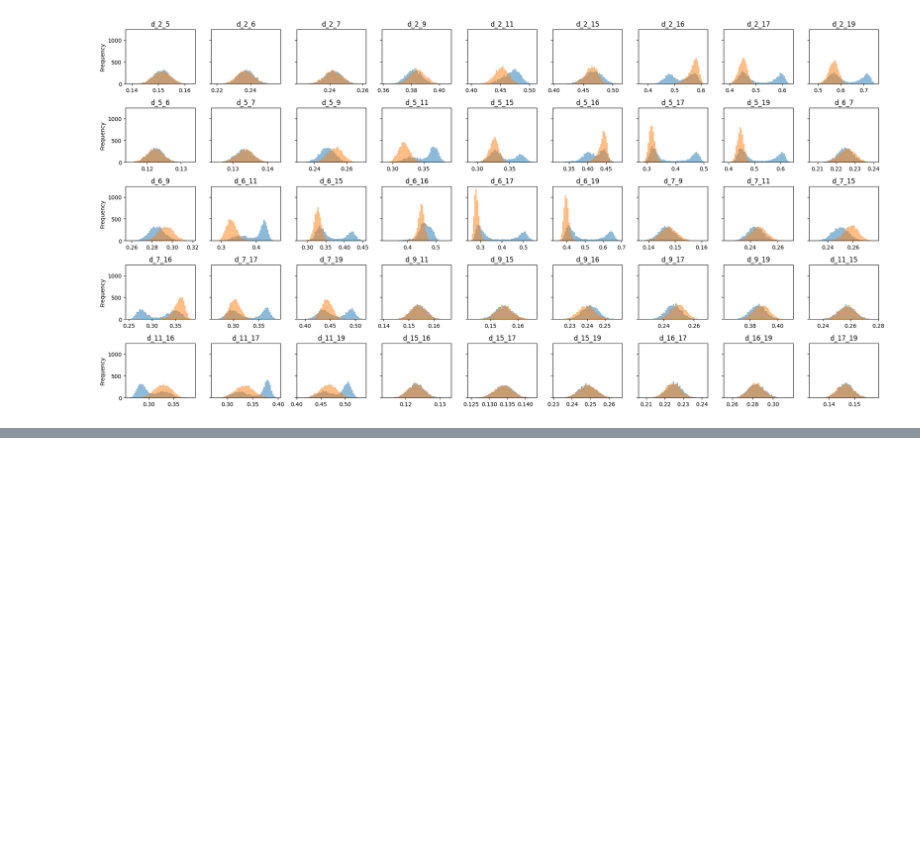
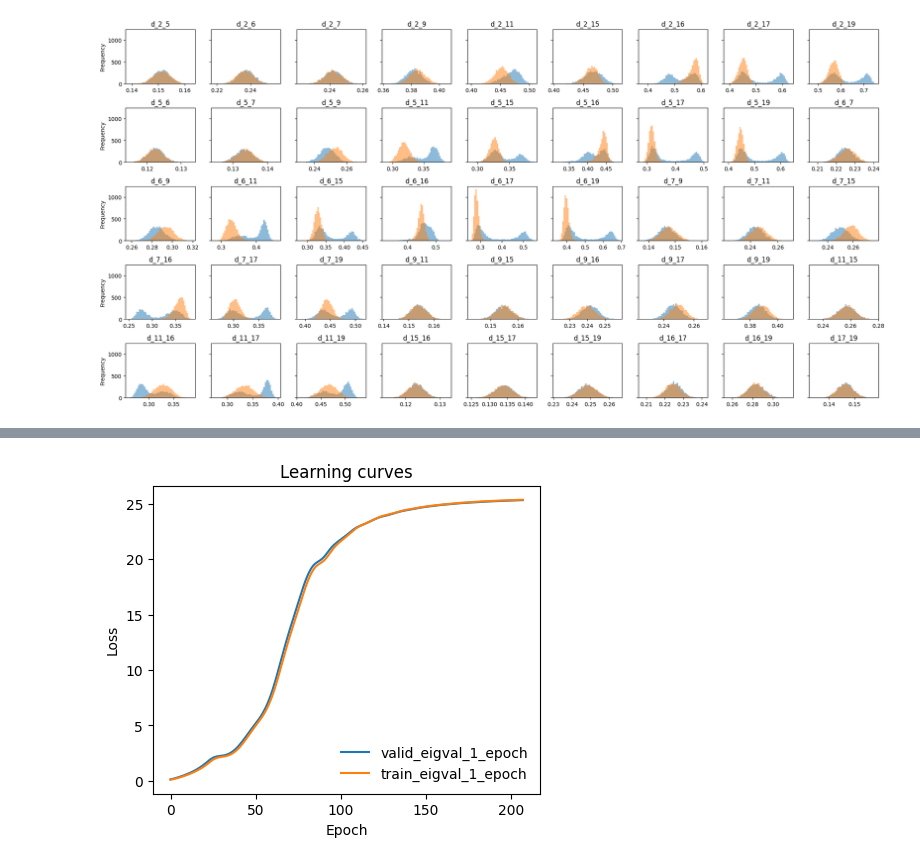
Before and after one commit to danibrb/ML-CV, a Jupyter notebook: notebook/01_deepLDA_training.ipynb, the cells around one changed output, grey strips where cells are left out. Cells and saved outputs as stored; diff of their text form; code cells hidden in the pictures; blank space fills up the shorter version.

Commit message:
feat: plot loss

```diff
--- a/notebook/01_deepLDA_training.ipynb
+++ b/notebook/01_deepLDA_training.ipynb
@@ -76,0 +118,14 @@ plt.tight_layout()
+# %%
+from lightning.pytorch.callbacks.early_stopping import EarlyStopping
+from mlcolvar.utils.trainer import MetricsCallback
+
+# define callbacks
+metrics = MetricsCallback()
+early_stopping = EarlyStopping(monitor="valid_loss", min_delta=0.1, patience=20)
+
+# define trainer
+trainer = lightning.Trainer(callbacks=[metrics, early_stopping],
+                     max_epochs=500, logger=None, enable_checkpointing=False)
+
+# fit
+trainer.fit( model, datamodule )
@@ -76,0 +161,8 @@ plt.tight_layout()
+# %%
+from mlcolvar.utils.plot import plot_metrics
+
+ax = plot_metrics(metrics.metrics,
+                  keys=[x for x in  metrics.metrics.keys() if 'eigval' in x and 'epoch' in x],#['train_loss_epoch','valid_loss'],
+                  yscale='linear')
+# %% [output]
+[figure, added]
```
Also changed, not shown: parts of 9 cells of this notebook, 1 other file.
